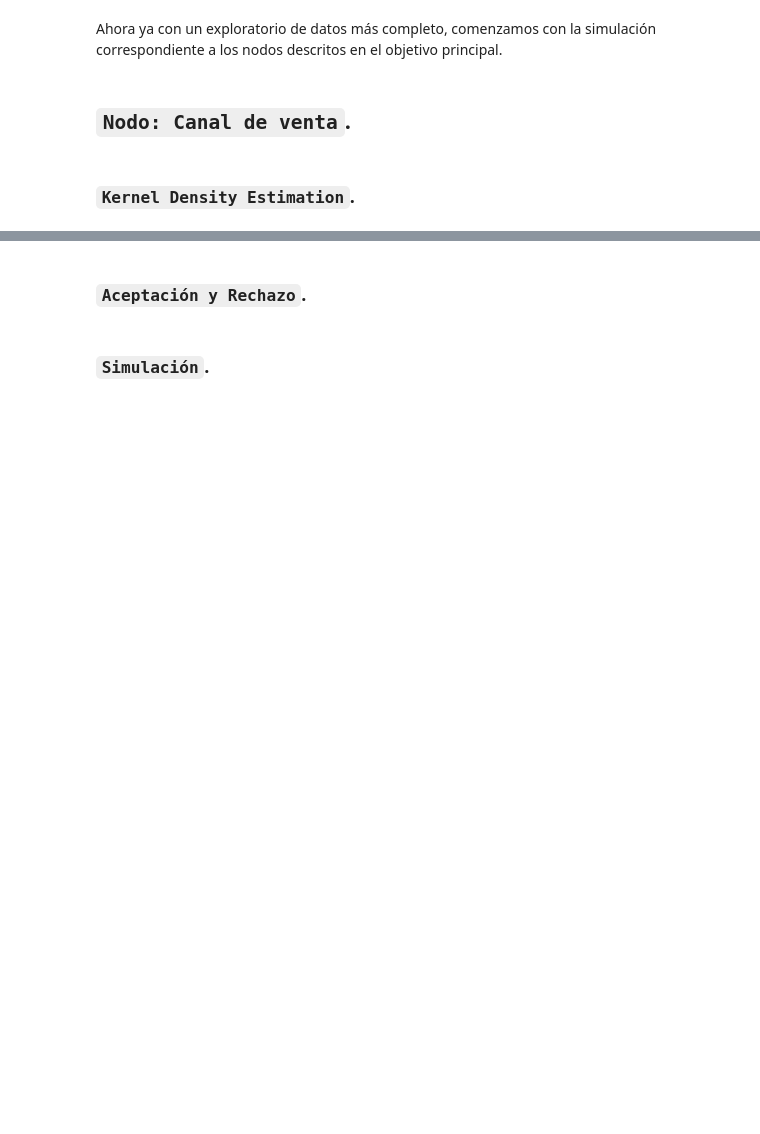
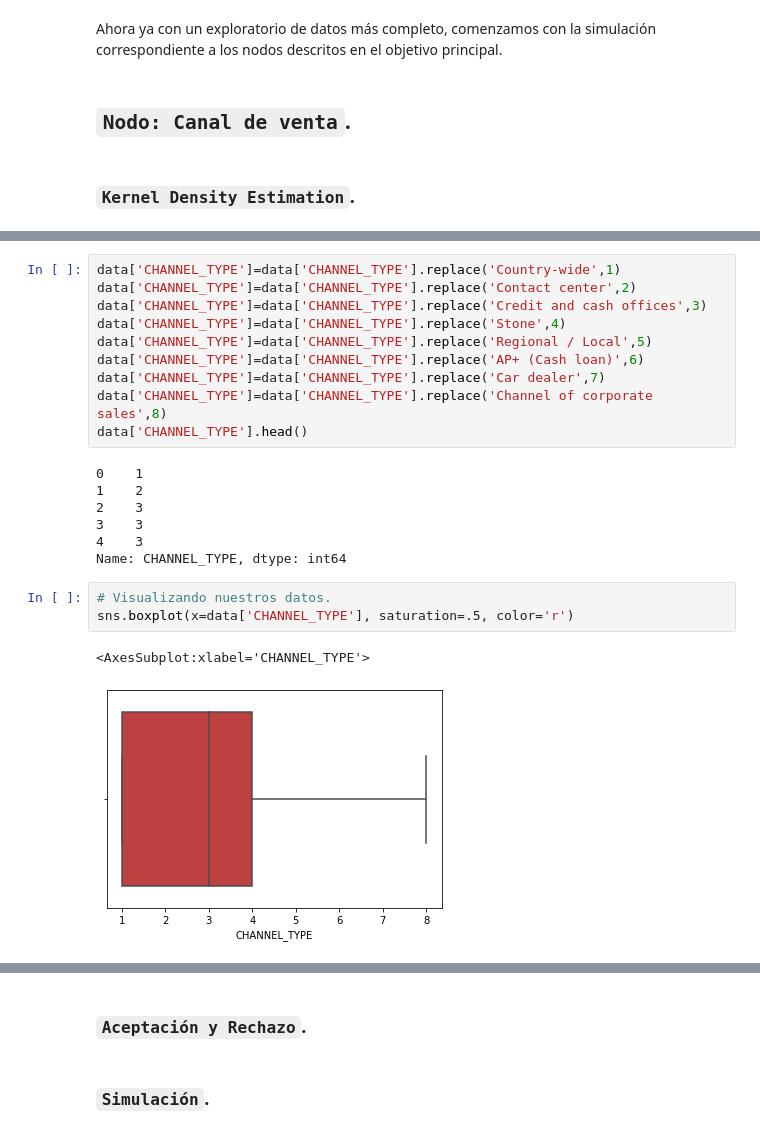
Before and after one commit to JuanPablo2019/Proyecto_modulo1, a Jupyter notebook: ProyectoModulo1_MaganaJ_PinedaB.ipynb, the cells around one changed output, grey strips where cells are left out. Saved outputs shown, nothing was run; the diff lists cells and outputs as text; blank space fills up the shorter version.

Commit message:
avance channel type

```diff
--- a/ProyectoModulo1_MaganaJ_PinedaB.ipynb
+++ b/ProyectoModulo1_MaganaJ_PinedaB.ipynb
@@ -255,0 +298,23 @@ Ahora ya con un exploratorio de datos más completo, comenzamos con la simulaci
+# %%
+data['CHANNEL_TYPE']=data['CHANNEL_TYPE'].replace('Country-wide',1)
+data['CHANNEL_TYPE']=data['CHANNEL_TYPE'].replace('Contact center',2)
+data['CHANNEL_TYPE']=data['CHANNEL_TYPE'].replace('Credit and cash offices',3)
+data['CHANNEL_TYPE']=data['CHANNEL_TYPE'].replace('Stone',4)
+data['CHANNEL_TYPE']=data['CHANNEL_TYPE'].replace('Regional / Local',5)
+data['CHANNEL_TYPE']=data['CHANNEL_TYPE'].replace('AP+ (Cash loan)',6)
+data['CHANNEL_TYPE']=data['CHANNEL_TYPE'].replace('Car dealer',7)
+data['CHANNEL_TYPE']=data['CHANNEL_TYPE'].replace('Channel of corporate sales',8)
+data['CHANNEL_TYPE'].head()
+# %% [output]
+0    1
+1    2
+2    3
+3    3
+4    3
+Name: CHANNEL_TYPE, dtype: int64
+# %%
+# Visualizando nuestros datos.
+sns.boxplot(x=data['CHANNEL_TYPE'], saturation=.5, color='r')
+# %% [output]
+<AxesSubplot:xlabel='CHANNEL_TYPE'>
+[figure, added]
```
Also changed, not shown: parts of 33 cells of this notebook.
